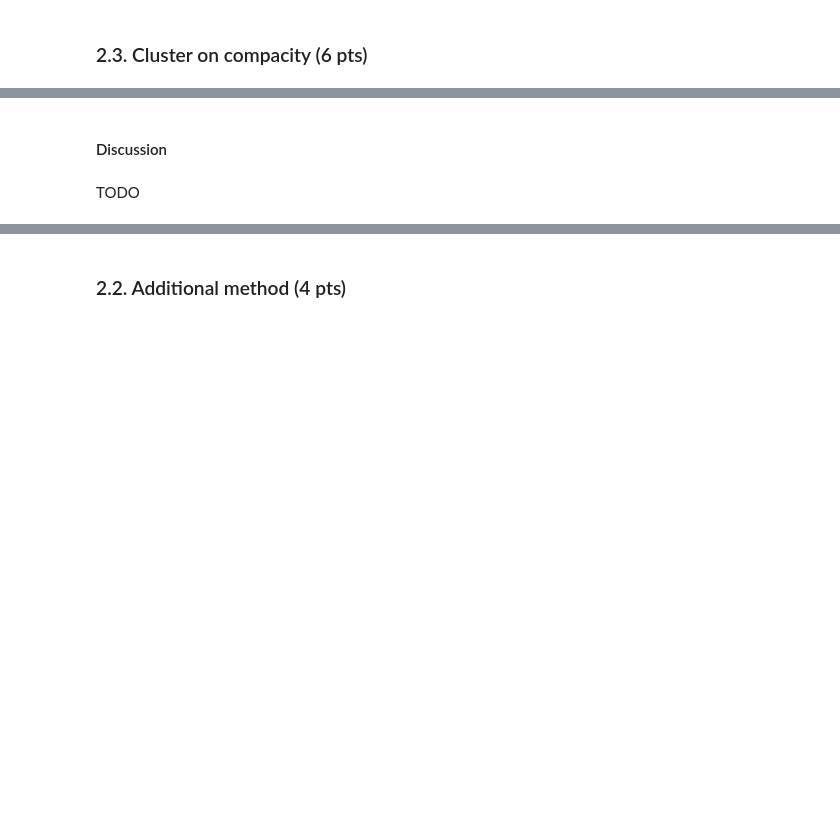
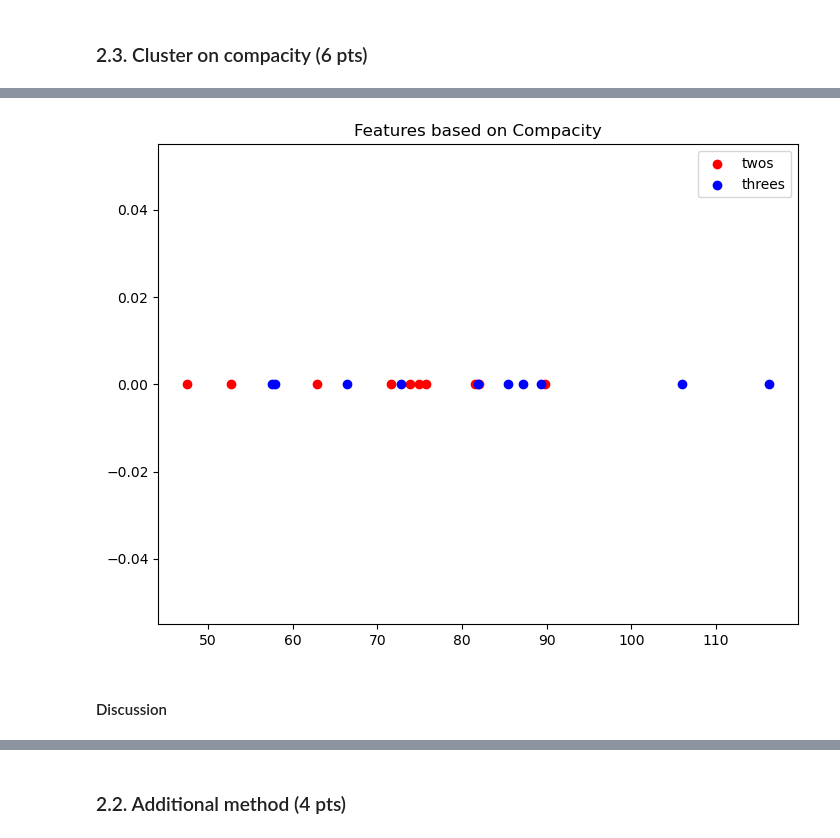
Before and after one commit to EliasWilliamGit/EE451, a Jupyter notebook: labs/lab_02_object_description_Elias.ipynb, the cells around one changed output, grey strips where cells are left out. Drawn from its saved outputs; the diff is of its cells as text; code cells hidden in the pictures; blank space fills up the shorter version.

```diff
--- a/labs/lab_02_object_description_Elias.ipynb
+++ b/labs/lab_02_object_description_Elias.ipynb
@@ -619,4 +646,17 @@ plt.show()
+# %%
+# TODO: Make the 1D plot of the compacity
+twos_C = (twos_lengths**2)/twos_area
+threes_C = (threes_lengths**2)/threes_area
+
+# Plot features for all images
+fig = plt.figure()
+ax = fig.add_axes([0,0,1,1])
+ax.scatter(twos_C,[0]*len(twos_C), color='r', label='twos')
+ax.scatter(threes_C,[0]*len(threes_C), color='b', label='threes')
+ax.legend(loc='best')
+plt.title("Features based on Compacity")
+plt.show()
+# %% [output]
+[figure, added]
 # %% [markdown]
 ####  Discussion
-# %% [markdown]
-TODO
```
Also changed, not shown: parts of 11 cells of this notebook, 1 other file.
